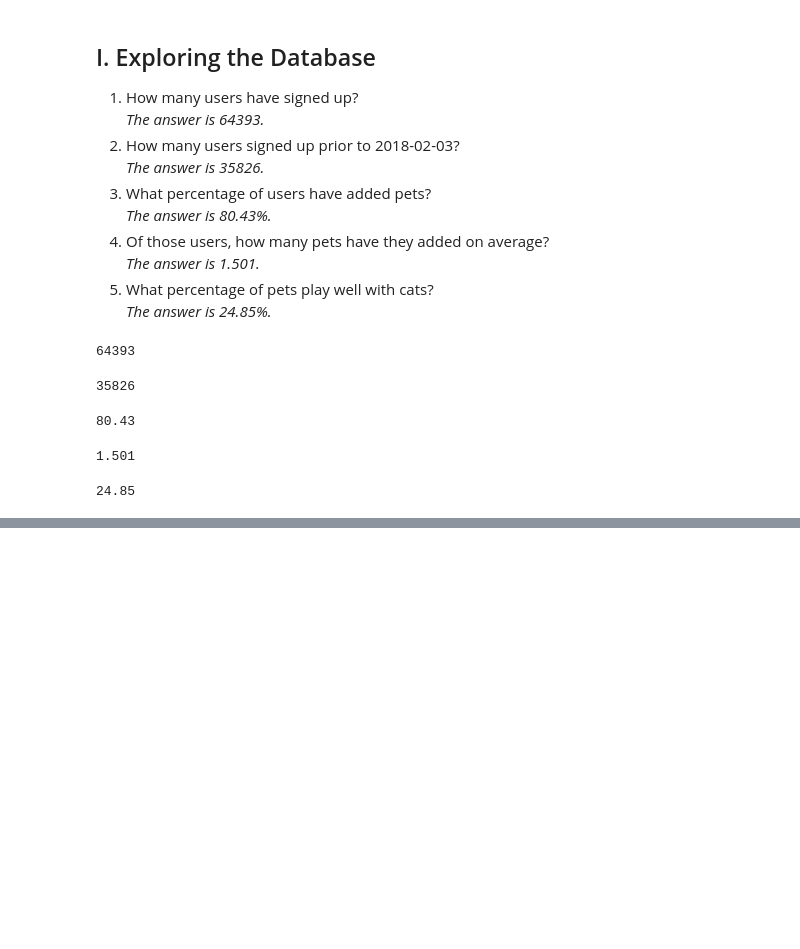
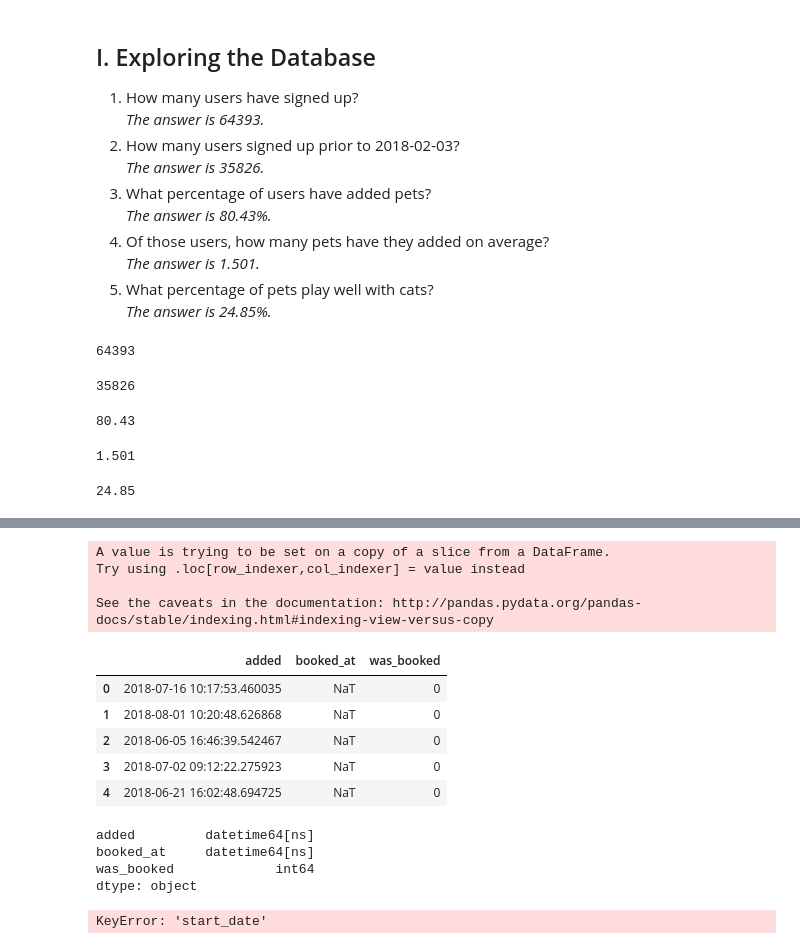
Before and after one commit to Booleans/rover-analytics-assessment, a Jupyter notebook: analysis.ipynb, the cells around one changed output, grey strips where cells are left out. Drawn from its saved outputs; the diff is of its cells as text; code cells hidden in the pictures; blank space fills up the shorter version.

```diff
--- a/analysis.ipynb
+++ b/analysis.ipynb
@@ -257,0 +342,3 @@ round(df_pets.plays_cats.sum()/len(df_pets) * 100, 2)
+# %%
+df_temp = df_conversations[['added', 'booked_at']]
+df_temp.head()
@@ -257,0 +352,29 @@ round(df_pets.plays_cats.sum()/len(df_pets) * 100, 2)
+# %%
+df_temp['was_booked'] = df_temp['booked_at'].notnull().astype(int)
+df_temp.head(5)
+# %% [output]
+A value is trying to be set on a copy of a slice from a DataFrame.
+Try using .loc[row_indexer,col_indexer] = value instead
+
+See the caveats in the documentation: http://pandas.pydata.org/pandas-docs/stable/indexing.html#indexing-view-versus-copy
+|  | added | booked_at | was_booked |
+| 0 | 2018-07-16 10:17:53.460035 | NaT | 0 |
+| 1 | 2018-08-01 10:20:48.626868 | NaT | 0 |
+| 2 | 2018-06-05 16:46:39.542467 | NaT | 0 |
+| 3 | 2018-07-02 09:12:22.275923 | NaT | 0 |
+| 4 | 2018-06-21 16:02:48.694725 | NaT | 0 |
+# %%
+df_temp.dtypes
+# %% [output]
+added         datetime64[ns]
+booked_at     datetime64[ns]
+was_booked             int64
+dtype: object
+# %%
+# We only need data from the previous 90 days.
+# I'm using a static cutoff date for this problem but it could be made dynamic to update automatically when new data is available.
+cutoff_date = datetime.date(2018,5,3)
+df_temp = df_temp[df_temp['start_date'] > cutoff_date]
+df_temp.head()
+# %% [output]
+KeyError: 'start_date'
```
Also changed, not shown: parts of 19 cells of this notebook.
